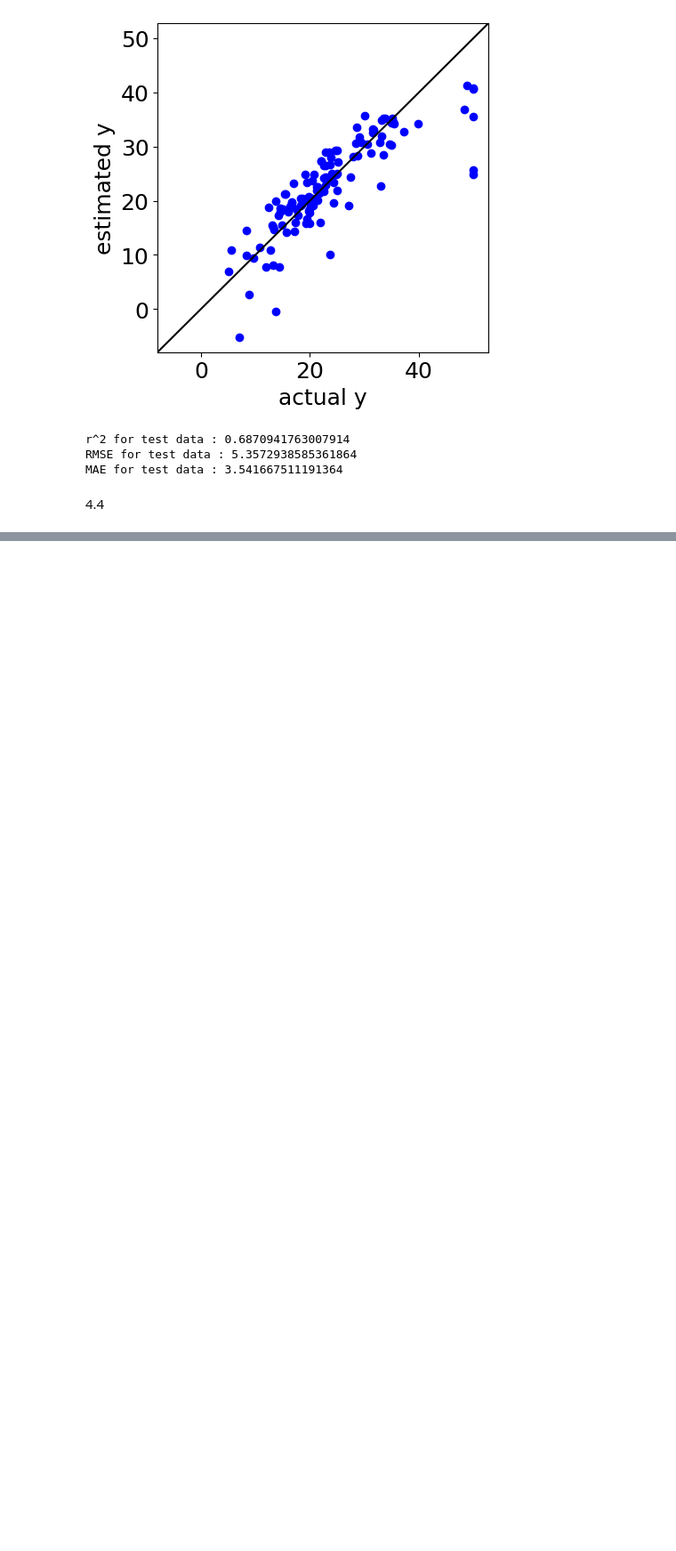
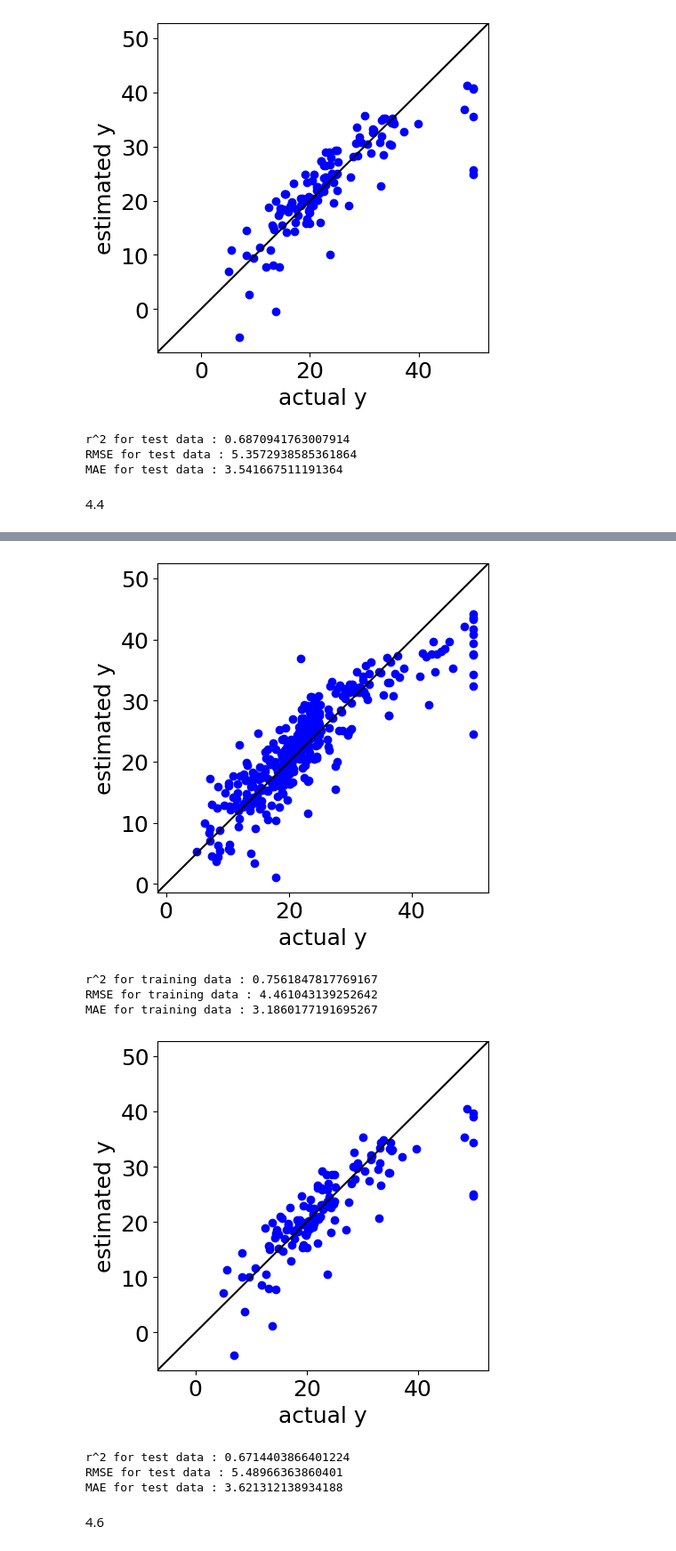
Before and after one commit to tyuyamato/ML_training, a Jupyter notebook: 金子本_4章.ipynb, the cells around one changed output, grey strips where cells are left out. Shown at 89% size. Cells and saved outputs as stored; diff of their text form; code cells hidden in the pictures; blank space fills up the shorter version.

```diff
--- a/金子本_4章.ipynb
+++ b/金子本_4章.ipynb
@@ -381,0 +518,20 @@ MAE for test data : 3.541667511191364
+# %%
+# PCA
+pca = PCA(n_components=optimal_component_number)
+pca.fit(autoscaled_x_train)
+t_train = pd.DataFrame(pca.transform(autoscaled_x_train))  # トレーニングデータの主成分スコアの計算
+t_train.index = x_train.index
+t_test = pd.DataFrame(pca.transform(autoscaled_x_test))  # テストデータの主成分スコアの計算
+t_test.index = x_test.index
+
+# OLS
+model = LinearRegression()  # モデルの宣言
+model.fit(t_train, autoscaled_y_train)  # モデルの構築
+
+# 標準回帰係数
+standard_regression_coefficients = pd.DataFrame(pca.components_.T.dot(model.coef_), index=x_train.columns,
+                                                columns=['standard_regression_coefficients'])
+display(standard_regression_coefficients)
+# トレーニングデータ・テストデータの推定、実測値 vs. 推定値のプロット、r2, RMSE, MAE の値の表示、推定値の保存
+sample_functions.estimation_and_performance_check_in_regression_train_and_test(model, t_train, y_train, t_test, y_test)
+# %% [output]
@@ -381,0 +552,10 @@ MAE for test data : 3.541667511191364
+[figure, added]
+r^2 for training data : 0.7561847817769167
+RMSE for training data : 4.461043139252642
+MAE for training data : 3.1860177191695267
+[figure, added]
+r^2 for test data : 0.6714403866401224
+RMSE for test data : 5.48966363860401
+MAE for test data : 3.621312138934188
+# %% [markdown]
+4.6
```
Also changed, not shown: parts of 13 cells of this notebook.
